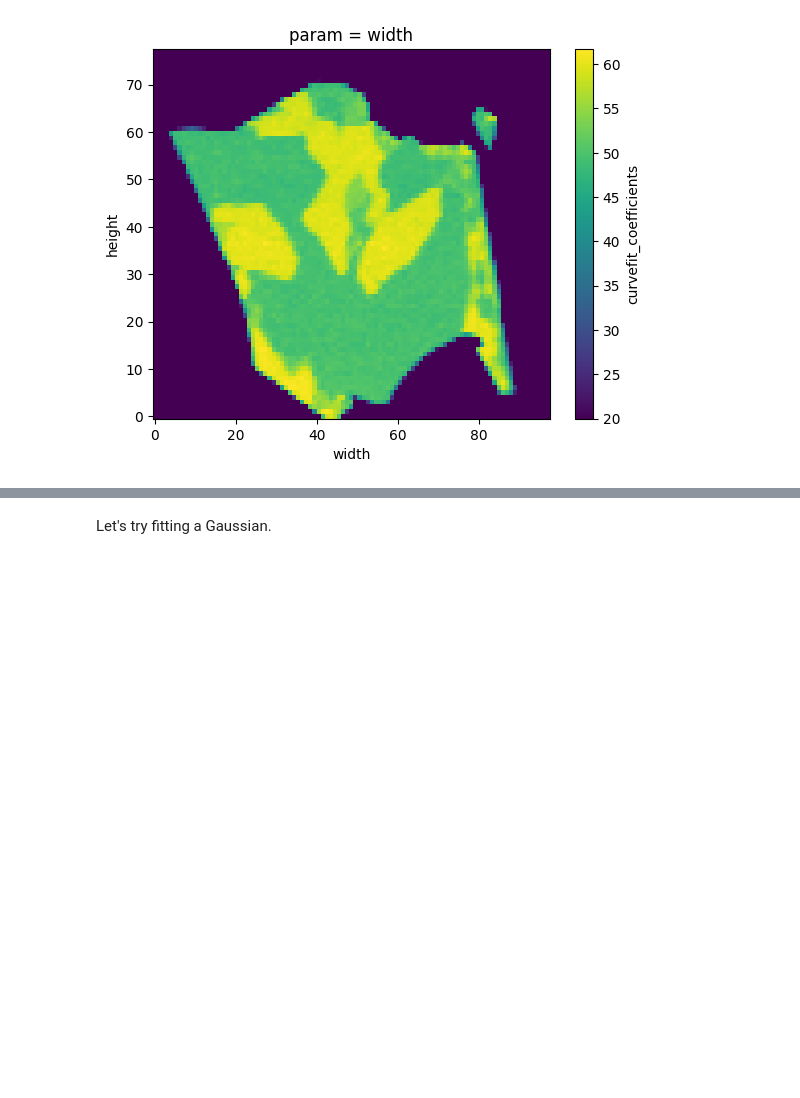
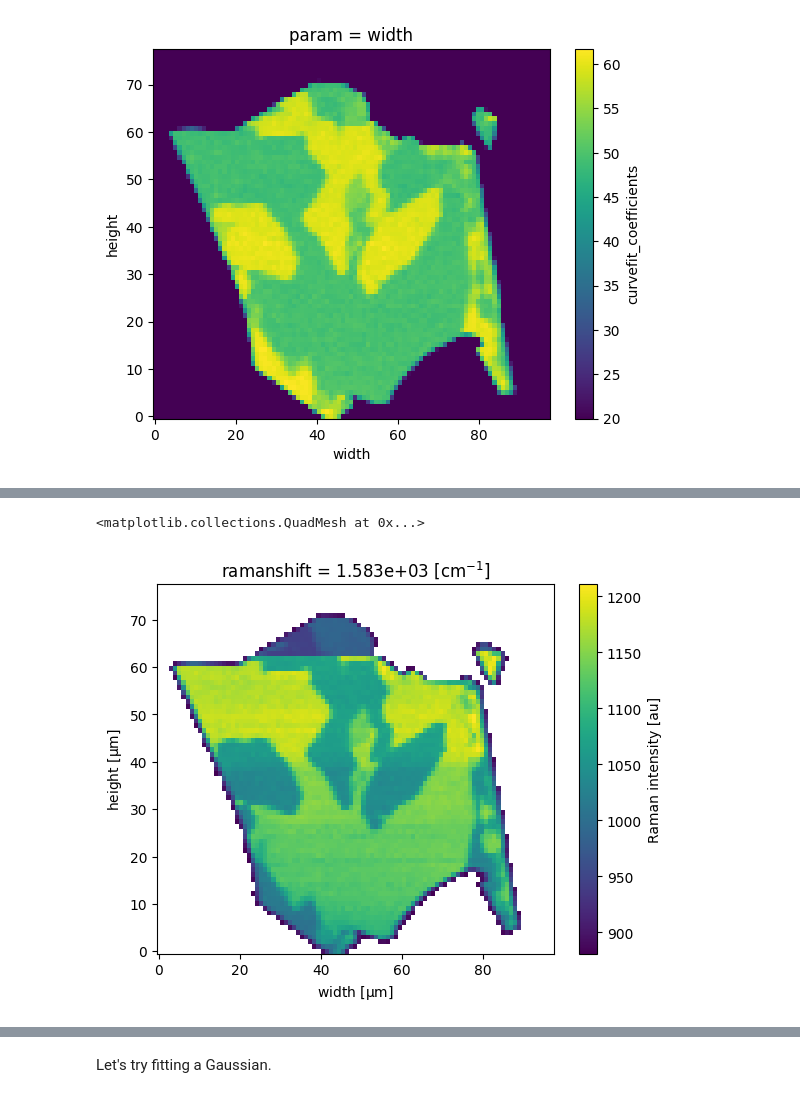
Before and after one commit to zrbyte/ramantools, a Jupyter notebook: ramantools tutorial.ipynb, the cells around one changed output, grey strips where cells are left out. Cells and saved outputs as stored; diff of their text form; code cells hidden in the pictures; blank space fills up the shorter version.

```diff
--- a/ramantools tutorial.ipynb
+++ b/ramantools tutorial.ipynb
@@ -508,0 +531,7 @@ mapfit['curvefit_coefficients'].sel(param = 'width').plot()
+# %%
+gfilter_map = m.mapxr.where(gmask)
+# %%
+gfilter_map.sel(ramanshift = 1583, method = 'nearest').plot()
+# %% [output]
+<matplotlib.collections.QuadMesh at 0x...>
+[figure, added]
```
Also changed, not shown: parts of 10 cells of this notebook.
